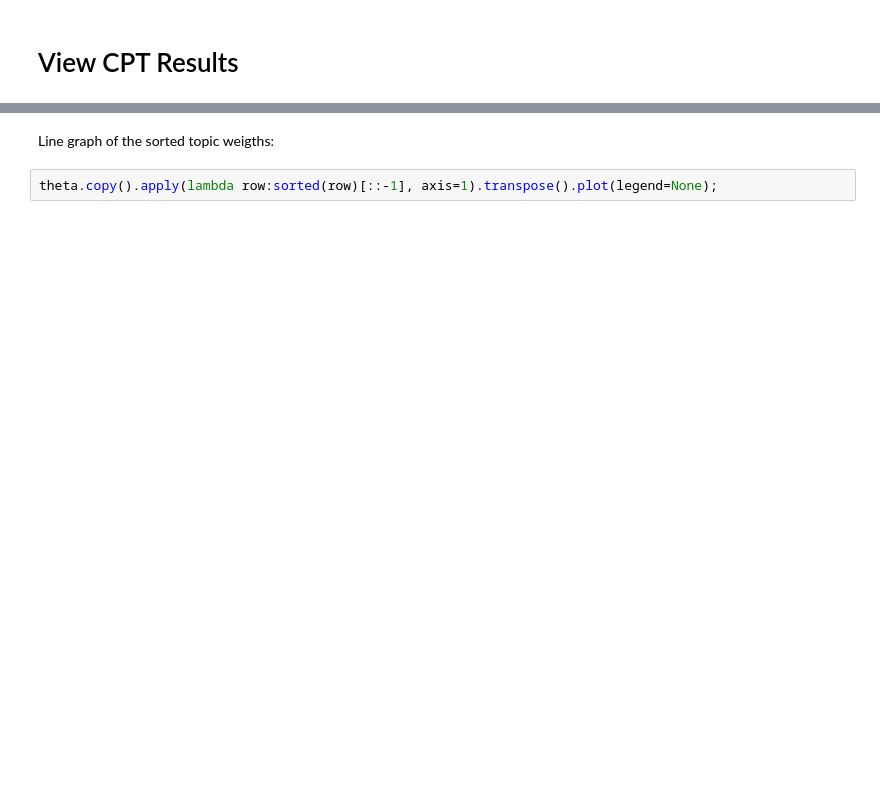
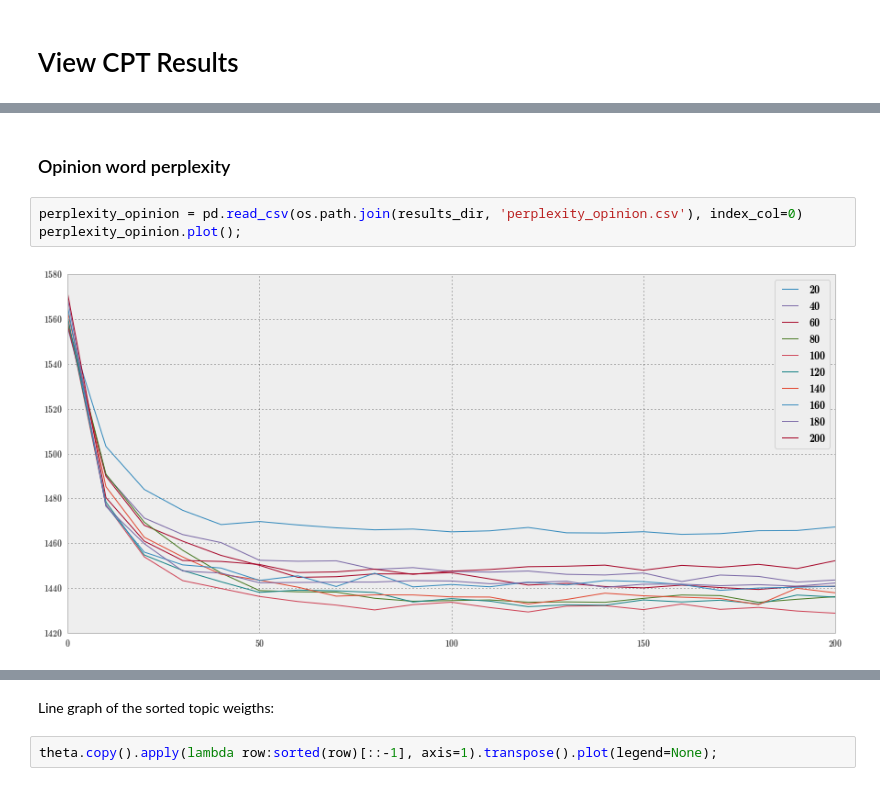
Before and after one commit to jvdzwaan/dilipad, a Jupyter notebook: View_CPT_results.ipynb, the cells around one changed output, grey strips where cells are left out. Cells and saved outputs as stored; diff of their text form; blank space fills up the shorter version.

```diff
--- a/View_CPT_results.ipynb
+++ b/View_CPT_results.ipynb
@@ -12,0 +30,7 @@ plt.rcParams['figure.figsize'] = (20, 7)
+# %% [markdown]
+### Opinion word perplexity
+# %%
+perplexity_opinion = pd.read_csv(os.path.join(results_dir, 'perplexity_opinion.csv'), index_col=0)
+perplexity_opinion.plot();
+# %% [output]
+[figure, added]
```
Also changed, not shown: parts of 17 cells of this notebook.
